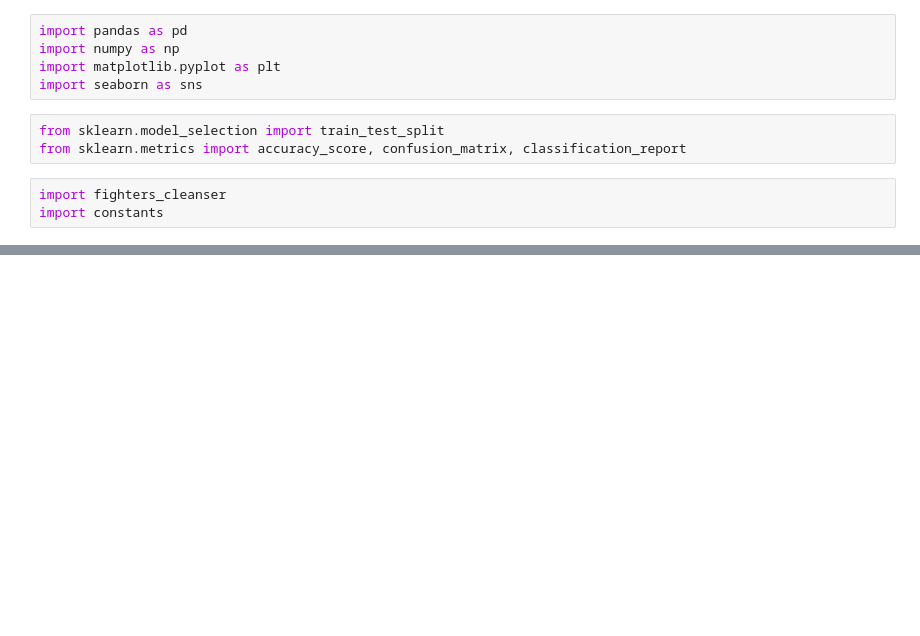
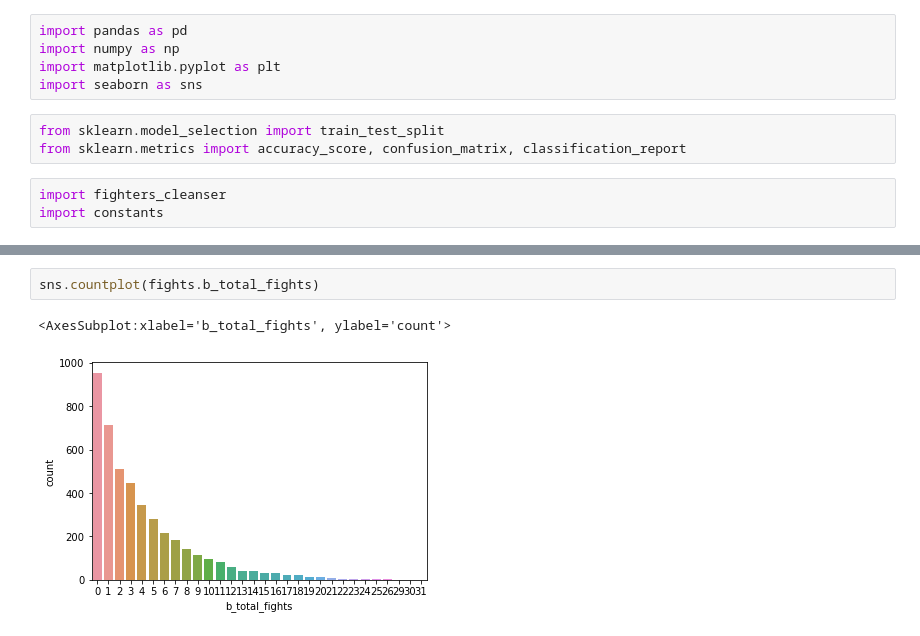
Before and after one commit to pauljabernathy/demo, a Jupyter notebook: fighter_prediction_3.ipynb, the cells around one changed output, grey strips where cells are left out. Cells and saved outputs as stored; diff of their text form; blank space fills up the shorter version.

```diff
--- a/fighter_prediction_3.ipynb
+++ b/fighter_prediction_3.ipynb
@@ -48,0 +273,5 @@ fights.head()
+# %%
+sns.countplot(fights.b_total_fights)
+# %% [output]
+<AxesSubplot:xlabel='b_total_fights', ylabel='count'>
+[figure, added]
```
Also changed, not shown: parts of 91 cells of this notebook, 1 other file.
